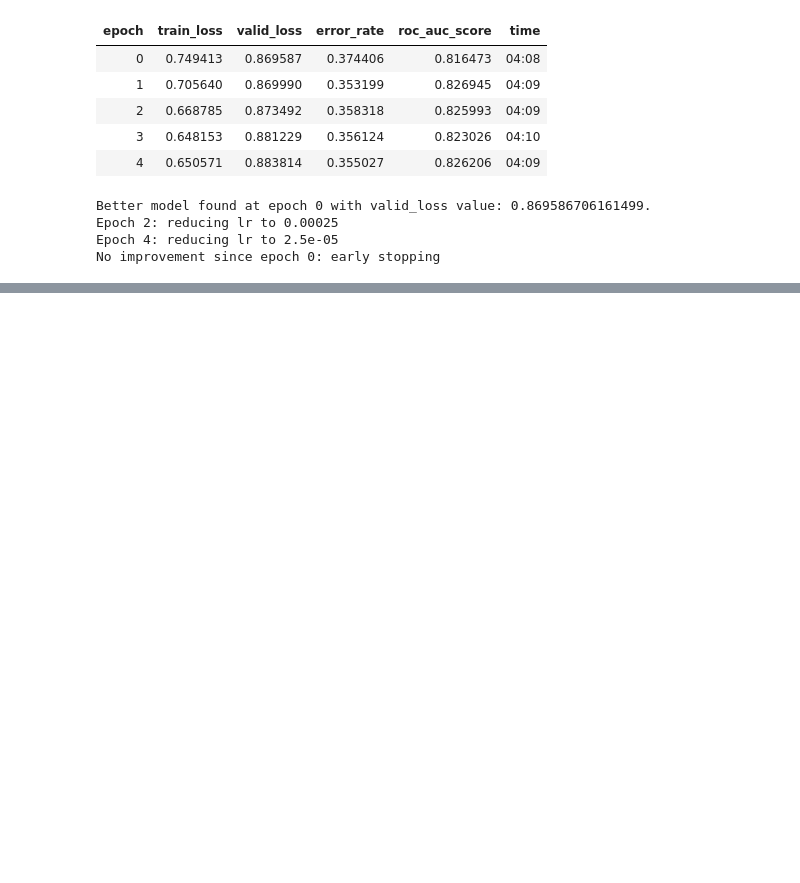
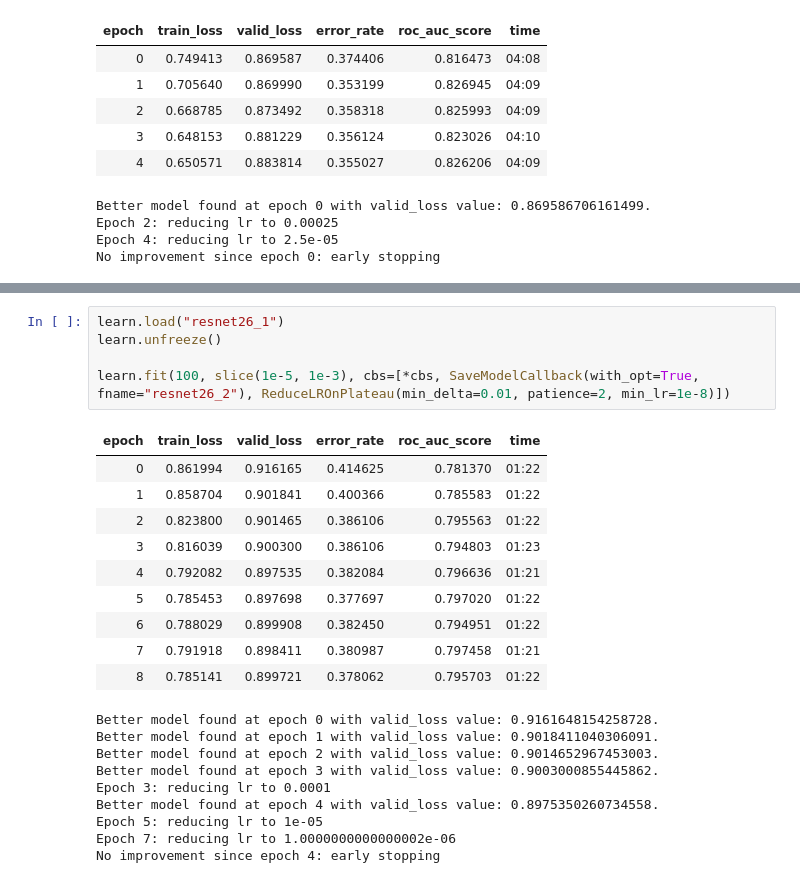
Before and after one commit to PlasmaScale/RSNA-Screening-Mammography-Breast-Cancer-Detection, a Jupyter notebook: mammo-patch-classifier-diffmodels.ipynb, the cells around one changed output, grey strips where cells are left out. Cells and saved outputs as stored; diff of their text form; blank space fills up the shorter version.

```diff
--- a/mammo-patch-classifier-diffmodels.ipynb
+++ b/mammo-patch-classifier-diffmodels.ipynb
@@ -305,0 +359,25 @@ No improvement since epoch 0: early stopping
+# %%
+learn.load("resnet26_1")
+learn.unfreeze()
+
+learn.fit(100, slice(1e-5, 1e-3), cbs=[*cbs, SaveModelCallback(with_opt=True, fname="resnet26_2"), ReduceLROnPlateau(min_delta=0.01, patience=2, min_lr=1e-8)])
+# %% [output]
+| epoch | train_loss | valid_loss | error_rate | roc_auc_score | time |
+| 0 | 0.861994 | 0.916165 | 0.414625 | 0.781370 | 01:22 |
+| 1 | 0.858704 | 0.901841 | 0.400366 | 0.785583 | 01:22 |
+| 2 | 0.823800 | 0.901465 | 0.386106 | 0.795563 | 01:22 |
+| 3 | 0.816039 | 0.900300 | 0.386106 | 0.794803 | 01:23 |
+| 4 | 0.792082 | 0.897535 | 0.382084 | 0.796636 | 01:21 |
+| 5 | 0.785453 | 0.897698 | 0.377697 | 0.797020 | 01:22 |
+| 6 | 0.788029 | 0.899908 | 0.382450 | 0.794951 | 01:22 |
+| 7 | 0.791918 | 0.898411 | 0.380987 | 0.797458 | 01:21 |
+| 8 | 0.785141 | 0.899721 | 0.378062 | 0.795703 | 01:22 |
+Better model found at epoch 0 with valid_loss value: 0.9161648154258728.
+Better model found at epoch 1 with valid_loss value: 0.9018411040306091.
+Better model found at epoch 2 with valid_loss value: 0.9014652967453003.
+Better model found at epoch 3 with valid_loss value: 0.9003000855445862.
+Epoch 3: reducing lr to 0.0001
+Better model found at epoch 4 with valid_loss value: 0.8975350260734558.
+Epoch 5: reducing lr to 1e-05
+Epoch 7: reducing lr to 1.0000000000000002e-06
+No improvement since epoch 4: early stopping
```
Also changed, not shown: parts of 9 cells of this notebook.
